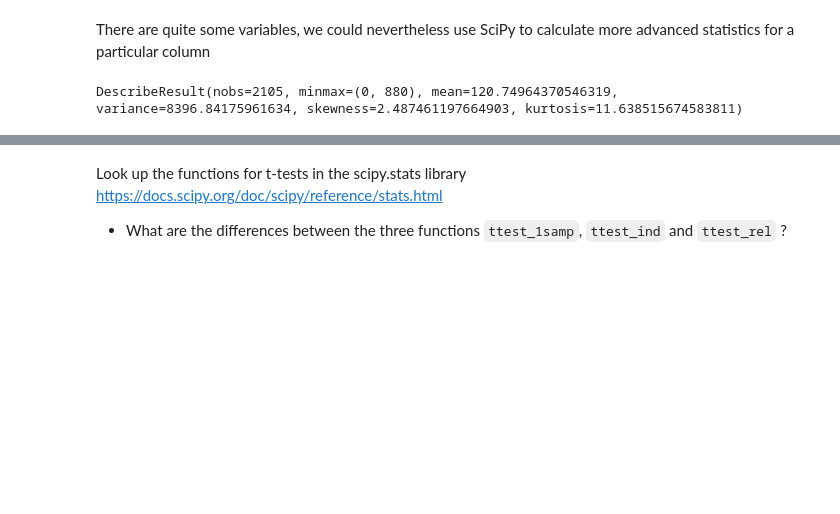
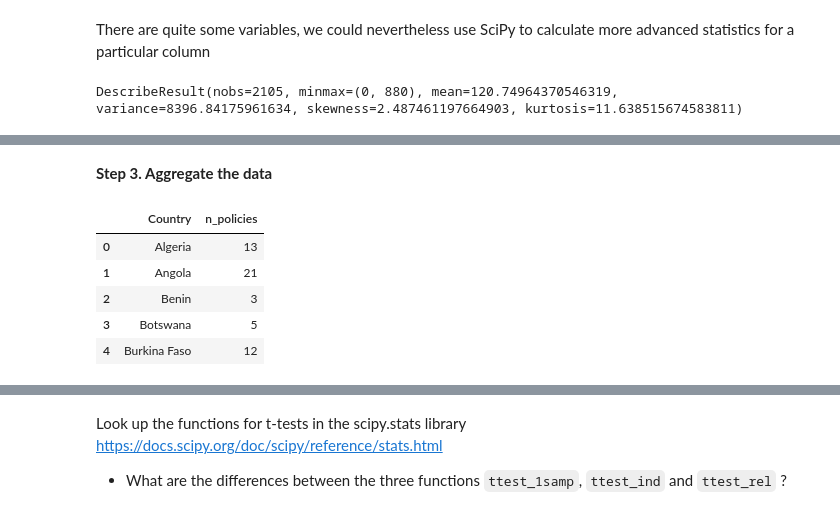
Before and after one commit to MaastrichtU-IDS/global-studies, a Jupyter notebook: semester2/notebooks/3.1-NHST-with-python.ipynb, the cells around one changed output, grey strips where cells are left out. Cells and saved outputs as stored; diff of their text form; code cells hidden in the pictures; blank space fills up the shorter version.

```diff
--- a/semester2/notebooks/3.1-NHST-with-python.ipynb
+++ b/semester2/notebooks/3.1-NHST-with-python.ipynb
@@ -94,0 +120,25 @@ Are these **population** or **sample** statistics? How could you check?
+# %% [markdown]
+**Step 3. Aggregate the data**
+# %%
+# Filtering the Africa region
+df_Africa = df.query('Region == "Africa"')
+# Filtering the Americas region
+df_Americas = df.query('Region == "Americas"')
+# %%
+# Advanced code with Pandas to get the number of policies Africa and Americas in different tables
+# The main take away is two resulting table
+df_Africa_table = df_Africa\
+    .groupby('Country')\
+    .count()['Title']\
+    .reset_index()\
+    .fillna(0)\
+    .rename(columns={'Title':'n_policies'})
+# %%
+df_Africa_table.head(5)
+# %% [output]
+|  | Country | n_policies |
+| 0 | Algeria | 13 |
+| 1 | Angola | 21 |
+| 2 | Benin | 3 |
+| 3 | Botswana | 5 |
+| 4 | Burkina Faso | 12 |
```
Also changed, not shown: parts of 26 cells of this notebook, 1 other file.
